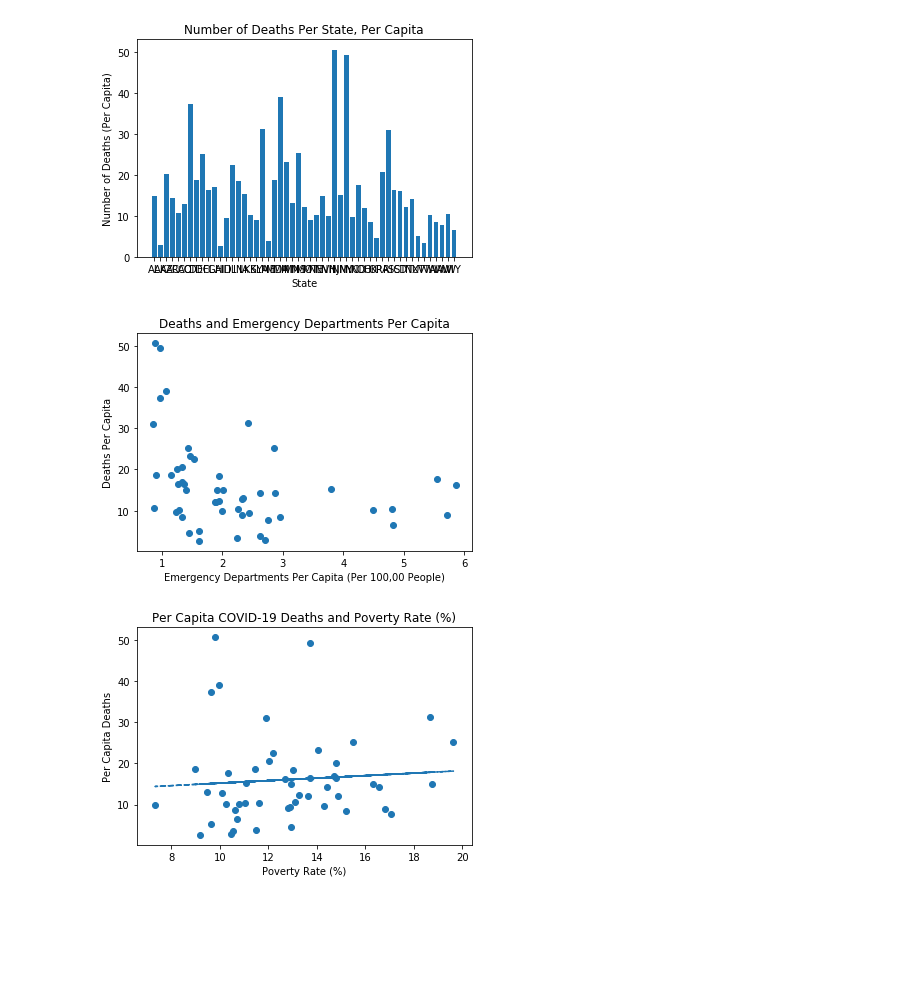
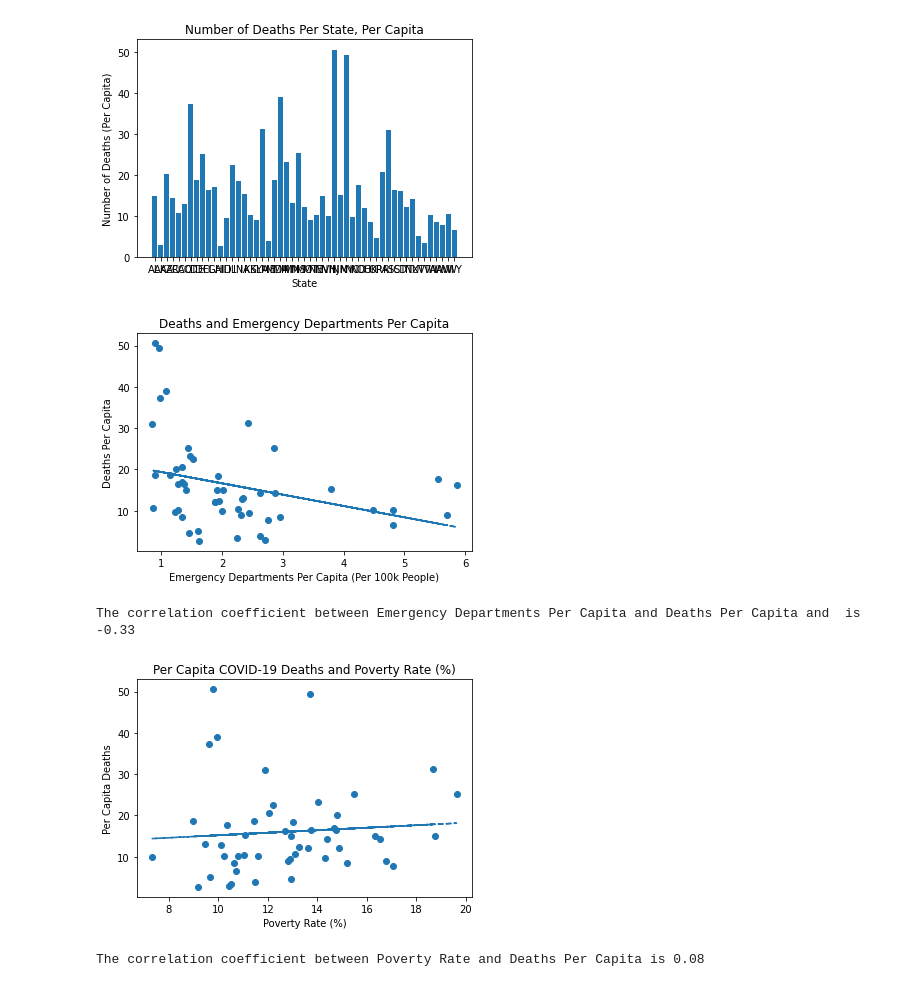
Before and after one commit to LaurenGT/COVID19_DeathRates, a Jupyter notebook: data_analysis/data_viz.ipynb, the cells around one changed output. Saved outputs shown, nothing was run; the diff lists cells and outputs as text; code cells hidden in the pictures; blank space fills up the shorter version.

```diff
--- a/data_analysis/data_viz.ipynb
+++ b/data_analysis/data_viz.ipynb
@@ -17,0 +28,5 @@ data_final.head()
+# %%
+bins = [0, 2.215, 6]
+bin_labels = ["Low", "High"]
+data_final["Low/High Concentration of EDs (100k)"] = pd.cut(data_final["Per Capita EDs (100K)"], bins, labels=bin_labels)
+data_final.head()
@@ -58,19 +124,27 @@ plt.show()
 # %%
 x_axis = data_final["Per Capita EDs (100K)"]
 y_axis = data_final["Per Capita Deaths"]
 plt.title("Deaths and Emergency Departments Per Capita")
-plt.xlabel("Emergency Departments Per Capita (Per 100,00 People)")
+plt.xlabel("Emergency Departments Per Capita (Per 100k People)")
 plt.ylabel("Deaths Per Capita")
 plt.scatter(x_axis, y_axis)
+# Perform a linear regression on Per Capita EDs versus Per Capita Deaths
+vc_slope, vc_int, vc_r, vc_p, vc_std_err = stats.linregress(x_axis, y_axis)
+# Create equation of line to calculate predicted Per Capita Deaths
+vc_fit = vc_slope * x_axis + vc_int
+plt.plot(x_axis, vc_fit, "--")
 plt.show()
+#Show results
+print(f"The correlation coefficient between Emergency Departments Per Capita and Deaths Per Capita and  is {round(st.pearsonr(x_axis,y_axis)[0],2)}")
 # %% [output]
-[figure, old version]
+[figure, new version]
+The correlation coefficient between Emergency Departments Per Capita and Deaths Per Capita and  is -0.33
 # %%
 x_axis = data_final["Poverty Rate (%)"]
 y_axis = data_final["Per Capita Deaths"]
- # Perform a linear regression on year versus violent crime rate
+# Perform a linear regression on Poverty Rate versus Deaths Per Capita
 vc_slope, vc_int, vc_r, vc_p, vc_std_err = stats.linregress(x_axis, y_axis)
-# Create equation of line to calculate predicted violent crime rate
+# Create equation of line to calculate predicted Deaths Per Capita
 vc_fit = vc_slope * x_axis + vc_int
 plt.plot(x_axis, vc_fit, "--")
 plt.title("Per Capita COVID-19 Deaths and Poverty Rate (%)")
@@ -78,8 +152,11 @@ plt.xlabel("Poverty Rate (%)")
 plt.ylabel("Per Capita Deaths")
 plt.scatter(x_axis, y_axis)
 plt.show()
+#Show results
+print(f"The correlation coefficient between Poverty Rate and Deaths Per Capita is {round(st.pearsonr(x_axis,y_axis)[0],2)}")
 # %% [output]
-[figure, old version]
+[figure, new version]
+The correlation coefficient between Poverty Rate and Deaths Per Capita is 0.08
 # %%
 x_axis = data_final["Median Age"]
 y_axis = data_final["Per Capita Deaths"]
```
Also changed, not shown: parts of 17 cells of this notebook.
